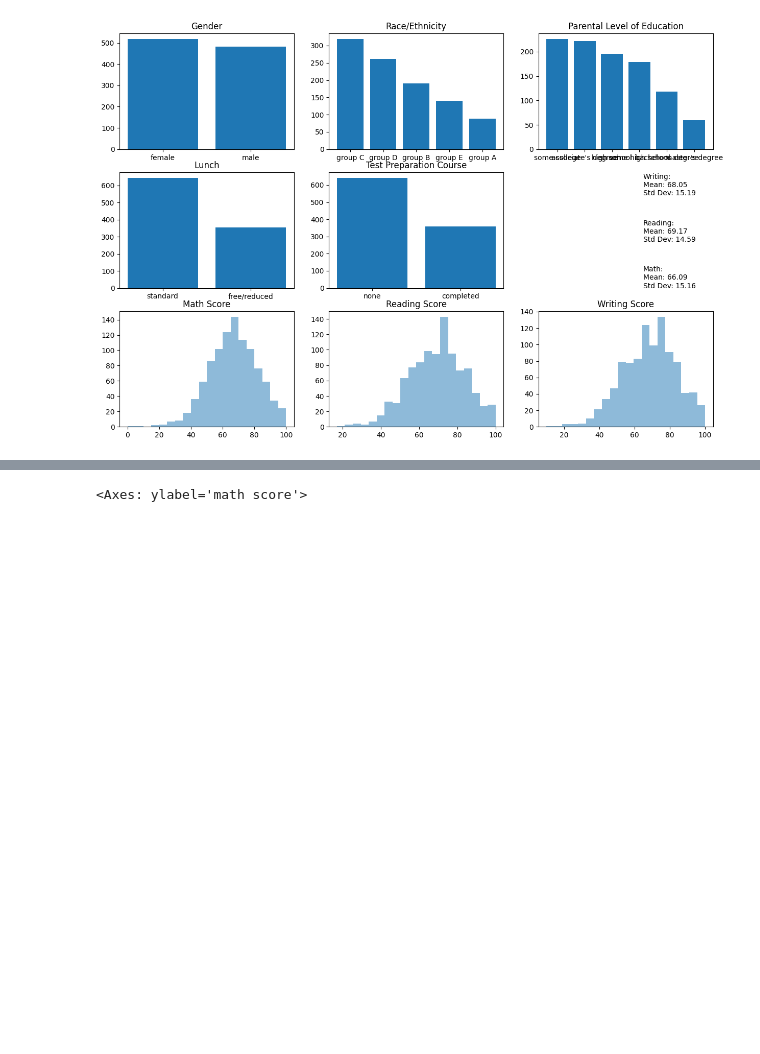
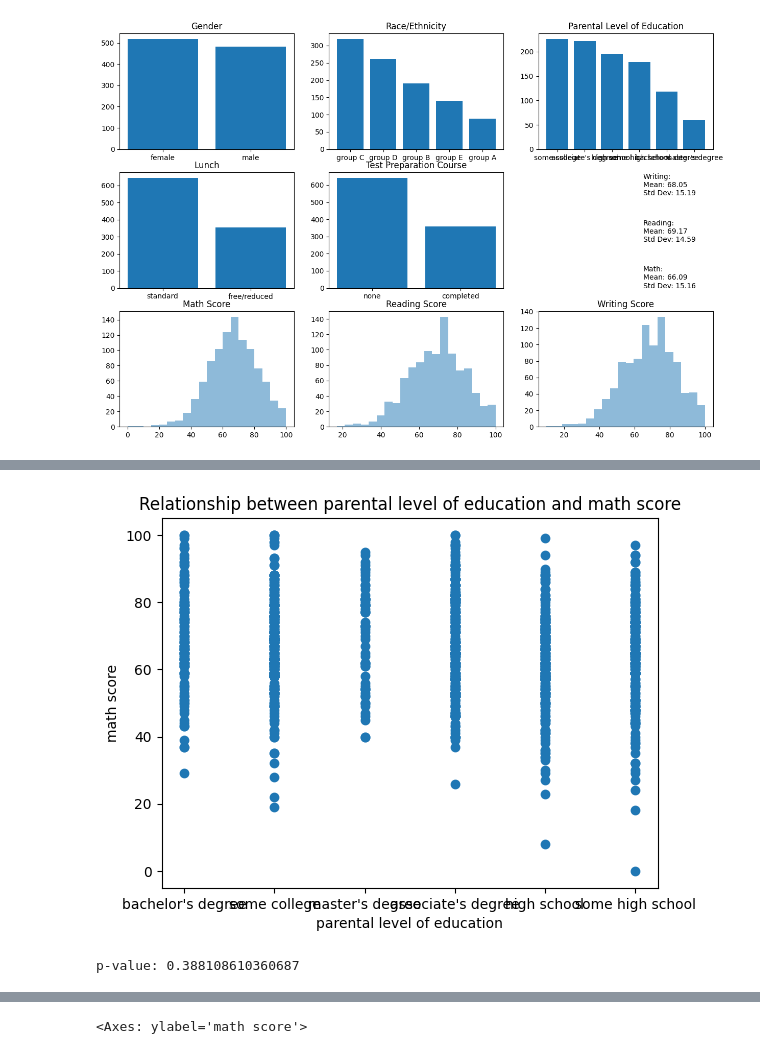
Before and after one commit to JatsaCantWin/msc_machine-learning, a Jupyter notebook: ExamResultPrediction.ipynb, the cells around one changed output, grey strips where cells are left out. Cells and saved outputs as stored; diff of their text form; code cells hidden in the pictures; blank space fills up the shorter version.

```diff
--- a/ExamResultPrediction.ipynb
+++ b/ExamResultPrediction.ipynb
@@ -81,0 +116,5 @@ plt.show()
+# %%
+plotRelationship("parental level of education", "math score", ["some high school", "high school", "some college", "associate's degree", "bachelor's degree", "master's degree"])
+# %% [output]
+[figure, added]
+p-value: 0.388108610360687
```
Also changed, not shown: parts of 21 cells of this notebook.
